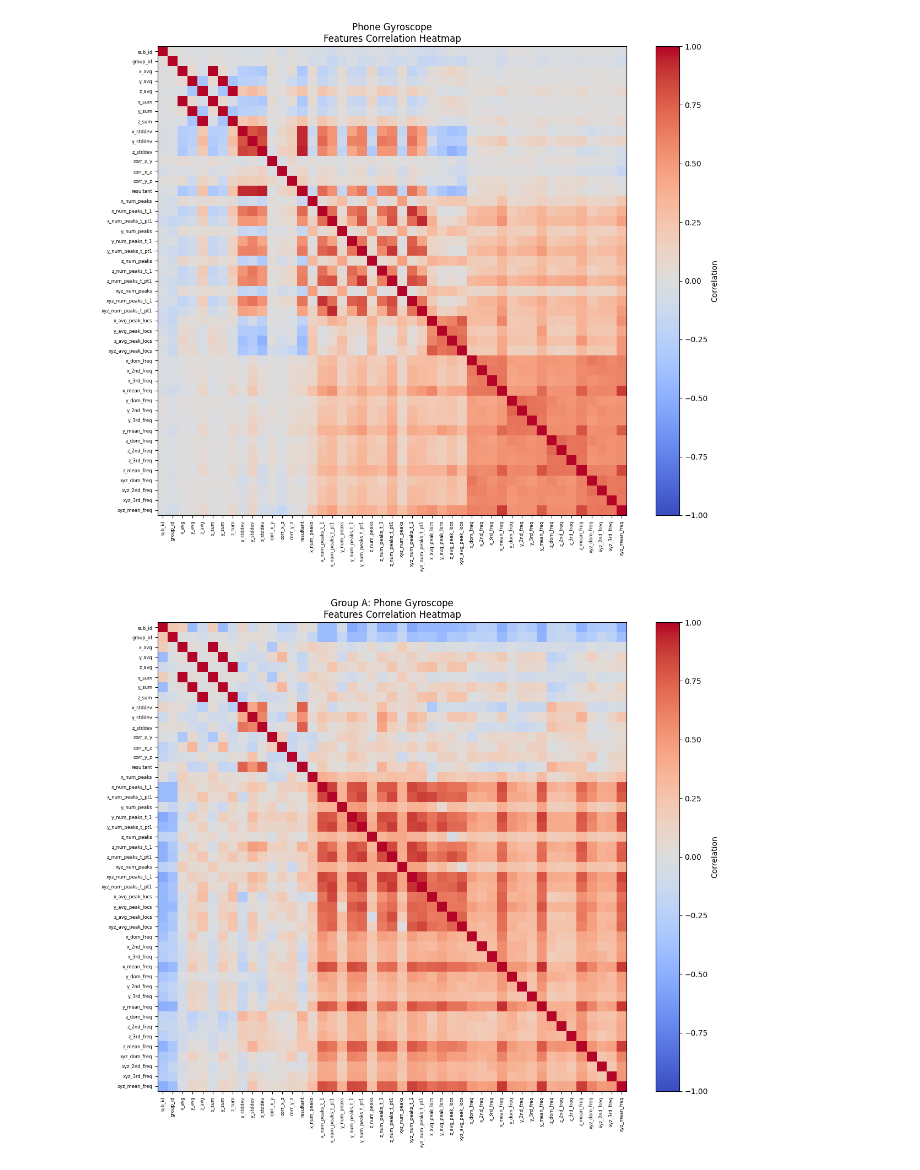
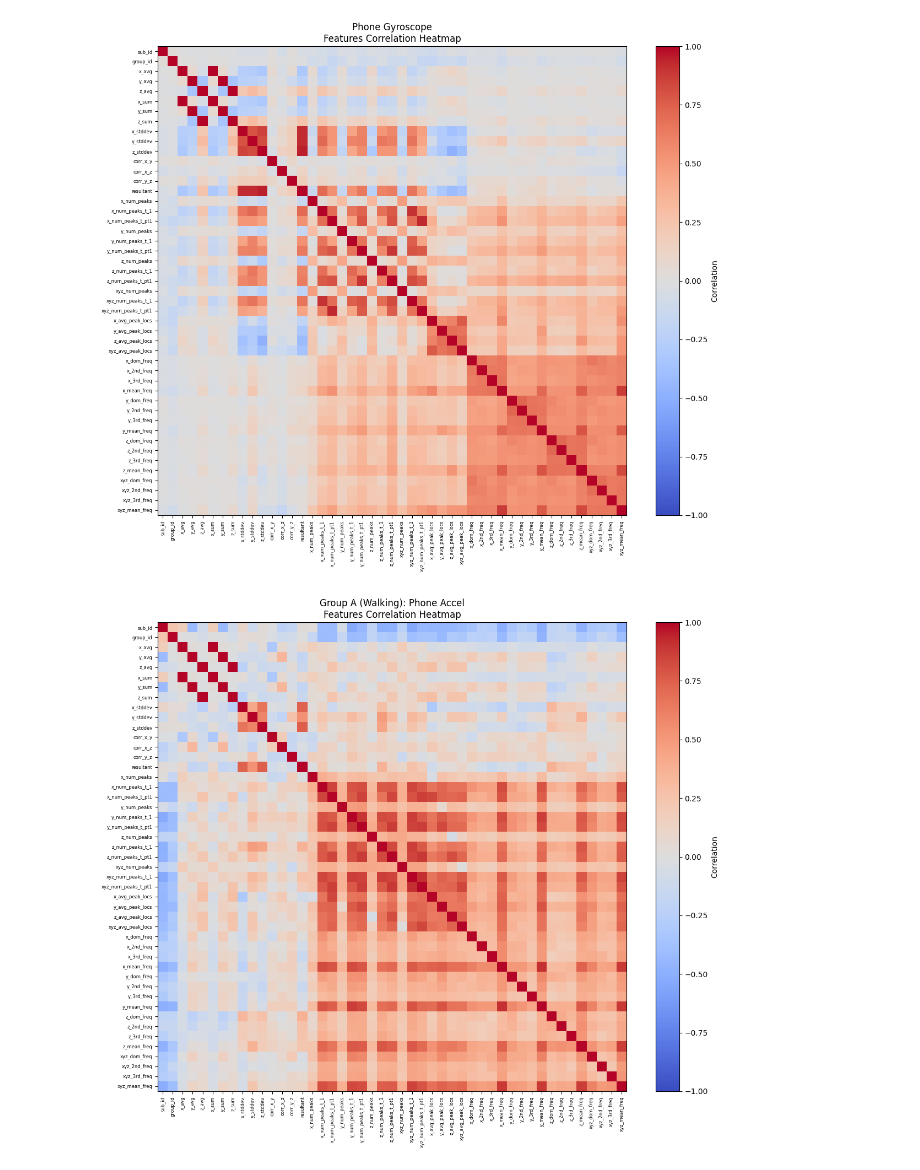
Before and after one commit to tbrehme-v/dse230, a Jupyter notebook: EDA.ipynb, the cells around one changed output. Drawn from its saved outputs; the diff is of its cells as text; code cells hidden in the pictures.

```diff
--- a/EDA.ipynb
+++ b/EDA.ipynb
@@ -809,7 +887,7 @@ plot_corr(pddf_watch_g, "Phone Gyroscope")
 # %% [output]
 [figure]
 # %%
-plot_corr(pddf_phone_a[pddf_phone_a['activity']=="A"], "Group A: Phone Accel")
+plot_corr(pddf_phone_a[pddf_phone_a['activity']=="A"], "Group A (Walking): Phone Accel")
 # %% [output]
-[figure, old version]
+[figure, new version]
 # %%
```
Also changed, not shown: parts of 7 cells of this notebook.
